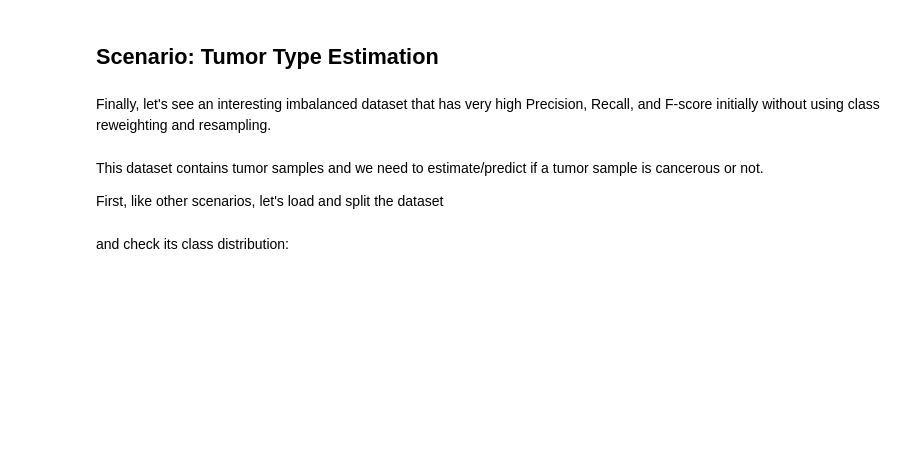
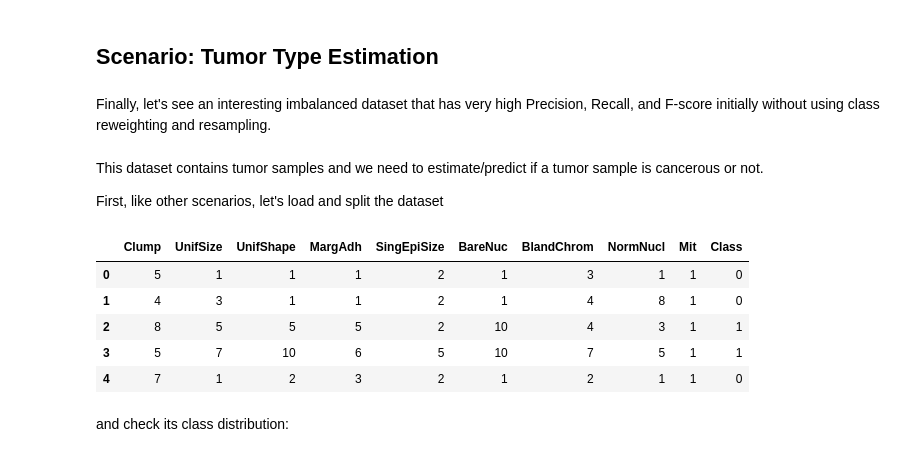
Before and after one commit to MassGH2023/Supervised-Machine-Learning-Classification, a Jupyter notebook: imbalanced_data_v2.ipynb, the cells around one changed output. Saved outputs shown, nothing was run; the diff lists cells and outputs as text; code cells hidden in the pictures; blank space fills up the shorter version.

```diff
--- a/imbalanced_data_v2.ipynb
+++ b/imbalanced_data_v2.ipynb
@@ -544,6 +640,15 @@ First, like other scenarios, let's load and split the dataset
 # %%
 tumor_df = pd.read_csv("https://cf-courses-data.s3.us.cloud-object-storage.appdomain.cloud/IBM-ML201EN-SkillsNetwork/labs/module_4/datasets/im_cancer.csv", index_col=False)
 X_train, X_test, y_train, y_test = split_data(tumor_df)
+# %%
+tumor_df.head()
+# %% [output]
+|  | Clump | UnifSize | UnifShape | MargAdh | SingEpiSize | BareNuc | BlandChrom | NormNucl | Mit | Class |
+| 0 | 5 | 1 | 1 | 1 | 2 | 1 | 3 | 1 | 1 | 0 |
+| 1 | 4 | 3 | 1 | 1 | 2 | 1 | 4 | 8 | 1 | 0 |
+| 2 | 8 | 5 | 5 | 5 | 2 | 10 | 4 | 3 | 1 | 1 |
+| 3 | 5 | 7 | 10 | 6 | 5 | 10 | 7 | 5 | 1 | 1 |
+| 4 | 7 | 1 | 2 | 3 | 2 | 1 | 2 | 1 | 1 | 0 |
 # %% [markdown]
 and check its class distribution:
 # %%
```
Also changed, not shown: parts of 39 cells of this notebook.
